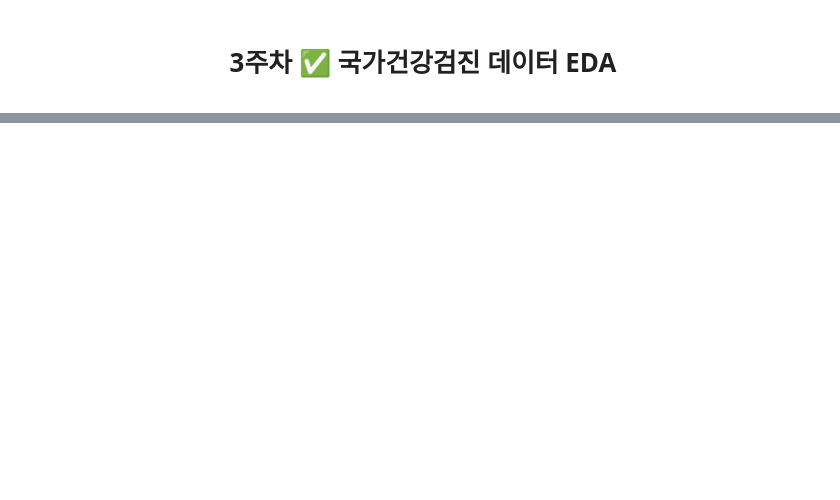
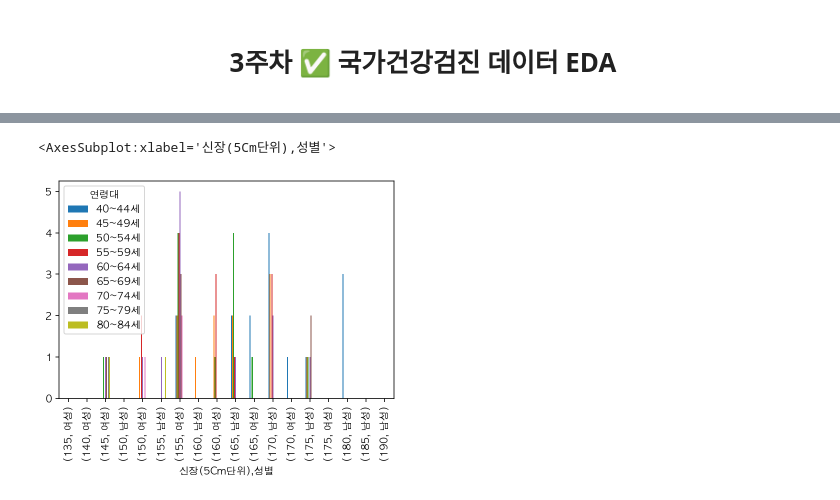
Before and after one commit to yeommss/Mini-Project, a Jupyter notebook: 3주차/03_EDA_국가건강검진_염정아.ipynb, the cells around one changed output, grey strips where cells are left out. Saved outputs shown, nothing was run; the diff lists cells and outputs as text; code cells hidden in the pictures; blank space fills up the shorter version.

```diff
--- a/3주차/03_EDA_국가건강검진_염정아.ipynb
+++ b/3주차/03_EDA_국가건강검진_염정아.ipynb
@@ -151,0 +450,31 @@ dtype: int64
+# %%
+# 연령대 코드 매핑
+age_raw = """
+1:0~4세
+2:5~9세
+3:10~14세
+4:15~19세
+5:20~24세
+6:25~29세
+7:30~34세
+8:35~39세
+9:40~44세
+10:45~49세
+11:50~54세
+12:55~59세
+13:60~64세
+14:65~69세
+15:70~74세
+16:75~79세
+17:80~84세
+18:85세+
+"""
+
+age_code = {}
+for raw in age_raw.split("\n"):
+    if ':' in raw:
+        key = int(raw.split(":")[0].strip())
+        value = raw.split(":")[1].strip()
+        age_code[key] = value
+
+age_code
@@ -151,0 +518,4 @@ dtype: int64
+# %%
+ssa_hgt = pd.crosstab([df['시도명'], df['연령대']], [
+                      df['신장(5Cm단위)'], df['성별']]).sort_index()
+ssa_hgt.head()
@@ -151,0 +533,5 @@ dtype: int64
+# %%
+ssa_hgt.loc['서울특별시'].T.plot.bar()
+# %% [output]
+<AxesSubplot:xlabel='신장(5Cm단위),성별'>
+[figure, added]
```
Also changed, not shown: parts of 69 cells of this notebook, 5 other files.
